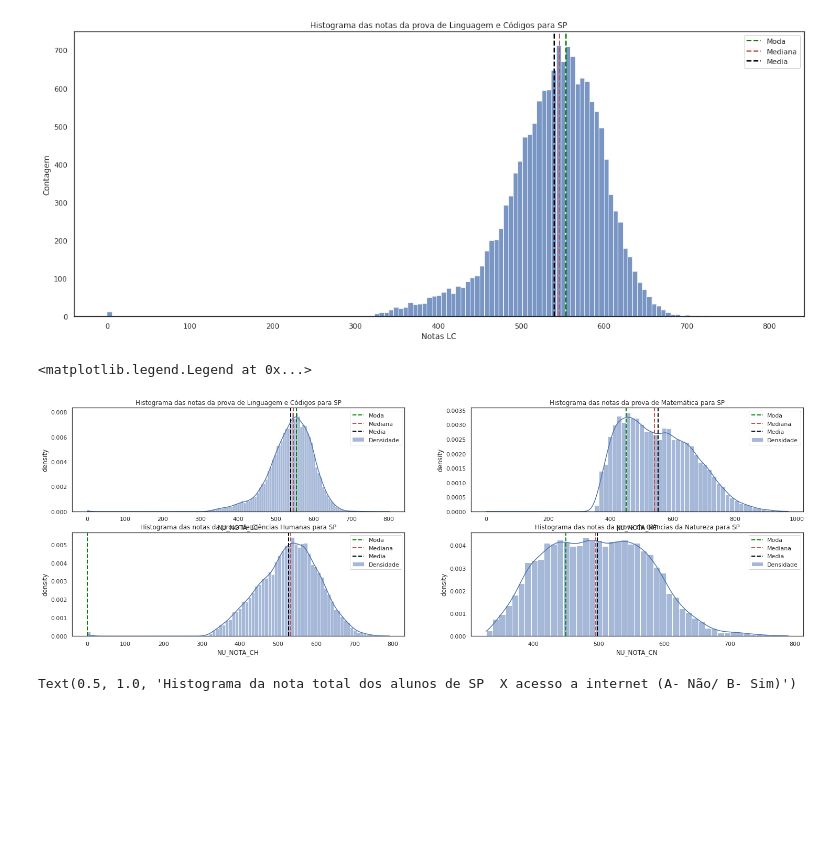
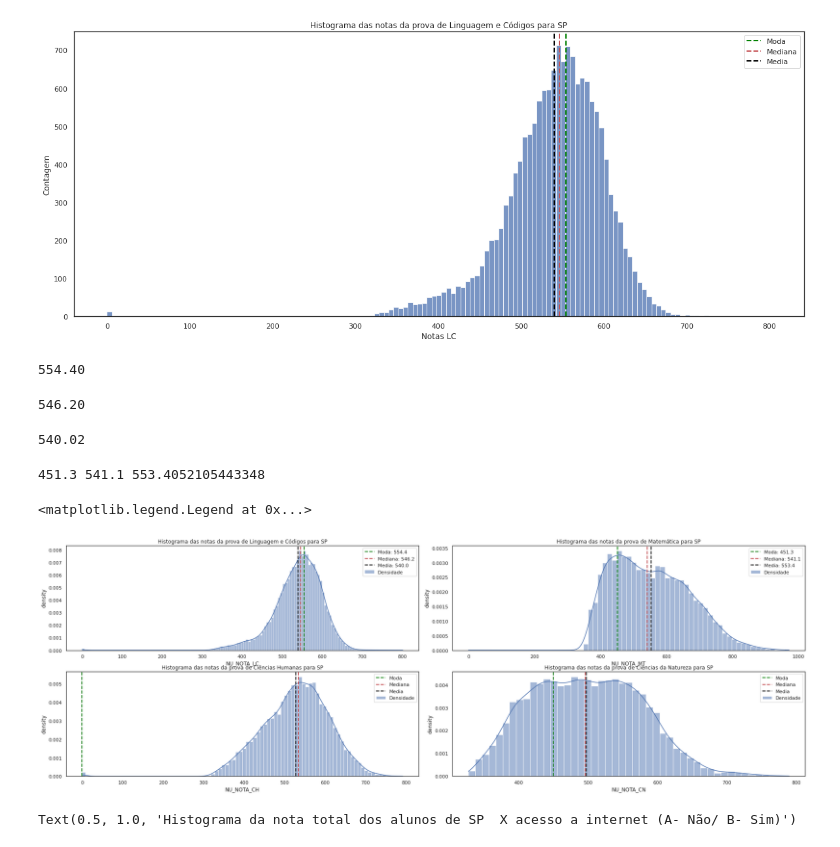
Before and after one commit to aanacaa/imersao-alura, a Jupyter notebook: Imersao_Alura.ipynb, the cells around one changed output. Saved outputs shown, nothing was run; the diff lists cells and outputs as text; code cells hidden in the pictures; blank space fills up the shorter version.

```diff
--- a/Imersao_Alura.ipynb
+++ b/Imersao_Alura.ipynb
@@ -1439,0 +1444,12 @@ plt.legend()
+# %%
+mode_NU_NOTA_LC[0]
+# %% [output]
+554.40
+# %%
+median_NU_NOTA_LC
+# %% [output]
+546.20
+# %%
+mean_NU_NOTA_LC
+# %% [output]
+540.02
@@ -1440,8 +1460,12 @@ plt.legend()
+# %%
+print(mode_NU_NOTA_MT[0], median_NU_NOTA_MT,mean_NU_NOTA_MT )
+# %% [output]
+451.3 541.1 553.4052105443348
 # %%
 plt.figure(figsize=(25,8))
 
 plt.subplot(2,2,1)
-sns.histplot(sp_dados_sem_nota_zero, x = "NU_NOTA_LC", stat="density", kde=True, label='Densidade')
+sns.histplot(sp_dados_sem_nota_zero, x = "NU_NOTA_LC", stat="density", kde=True, label='densidade')
 
 plt.axvline(sp_dados_sem_nota_zero['NU_NOTA_LC'].mode()[0], color='green', linestyle='dashed', linewidth=2, label='Moda')
 plt.axvline(sp_dados_sem_nota_zero['NU_NOTA_LC'].median(), color='r', linestyle='dashed', linewidth=2, label='Mediana')
@@ -1449,7 +1473,9 @@ plt.axvline(sp_dados_sem_nota_zero['NU_NOTA_LC'].mean(), color='black', linestyl
 plt.title('Histograma das notas da prova de Linguagem e Códigos para SP')
 plt.ylabel('density')
 plt.xlabel('NU_NOTA_LC')
-plt.legend()
+plt.legend(  ["_", f"Moda: {mode_NU_NOTA_LC[0]}",f"Mediana: {median_NU_NOTA_LC}",f"Media: {round(mean_NU_NOTA_LC,1)}","Densidade"] )
+
+
 
 plt.subplot(2,2,2)
 sns.histplot(sp_dados_sem_nota_zero, x = "NU_NOTA_MT", stat="density", kde=True, label='Densidade')
@@ -1459,35 +1485,38 @@ plt.axvline(sp_dados_sem_nota_zero['NU_NOTA_MT'].median(), color='r', linestyle=
 plt.axvline(sp_dados_sem_nota_zero['NU_NOTA_MT'].mean(), color='black', linestyle='dashed', linewidth=2, label='Media')
 plt.title('Histograma das notas da prova de Matemática para SP')
 plt.ylabel('density')
 plt.xlabel('NU_NOTA_MT')
-plt.legend()
+plt.legend(  ["_", f"Moda: {mode_NU_NOTA_MT[0]}",f"Mediana: {median_NU_NOTA_MT}",f"Media: {round(mean_NU_NOTA_MT,1)}","Densidade"] )
 
+
+
+plt.tight_layout()
 
 plt.subplot(2,2,3)
 sns.histplot(sp_dados_sem_nota_zero, x = "NU_NOTA_CH", stat="density", kde=True, label='Densidade')
 
 plt.axvline(sp_dados_sem_nota_zero['NU_NOTA_CH'].mode()[0], color='green', linestyle='dashed', linewidth=2, label='Moda')
 plt.axvline(sp_dados_sem_nota_zero['NU_NOTA_CH'].median(), color='r', linestyle='dashed', linewidth=2, label='Mediana')
 plt.axvline(sp_dados_sem_nota_zero['NU_NOTA_CH'].mean(), color='black', linestyle='dashed', linewidth=2, label='Media')
 plt.title('Histograma das notas da prova de Ciências Humanas para SP')
 plt.ylabel('density')
 plt.xlabel('NU_NOTA_CH')
 plt.legend()
 
 
 plt.subplot(2,2,4)
 sns.histplot(sp_dados_sem_nota_zero, x = "NU_NOTA_CN", stat="density", kde=True, label='Densidade')
 
 plt.axvline(sp_dados_sem_nota_zero['NU_NOTA_CN'].mode()[0], color='green', linestyle='dashed', linewidth=2, label='Moda')
 plt.axvline(sp_dados_sem_nota_zero['NU_NOTA_CN'].median(), color='r', linestyle='dashed', linewidth=2, label='Mediana')
 plt.axvline(sp_dados_sem_nota_zero['NU_NOTA_CN'].mean(), color='black', linestyle='dashed', linewidth=2, label='Media')
 plt.title('Histograma das notas da prova de Ciências da Natureza para SP')
 plt.ylabel('density')
 plt.xlabel('NU_NOTA_CN')
 plt.legend()
 # %% [output]
 <matplotlib.legend.Legend at 0x...>
-[figure, old version]
+[figure, new version]
 # %%
 #NÚMEROS TOTAIS
 plt.figure(figsize=(20,8))
```
Also changed, not shown: parts of 2 cells of this notebook.
